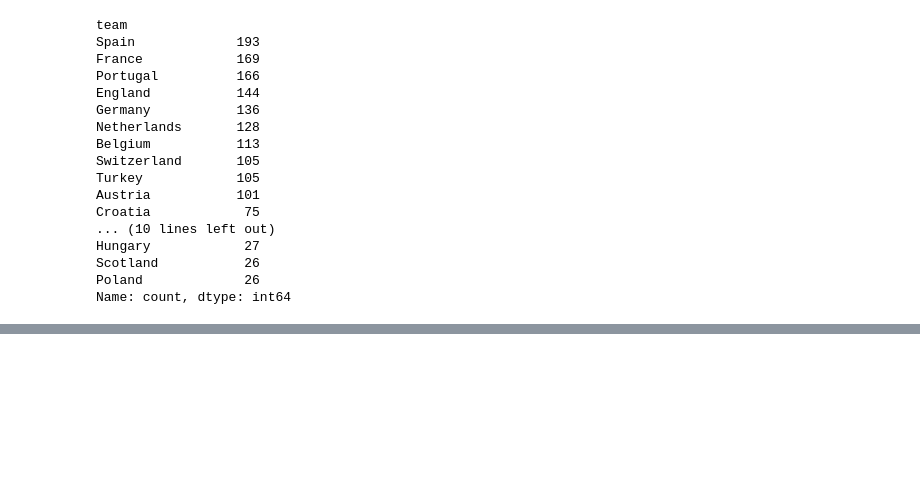
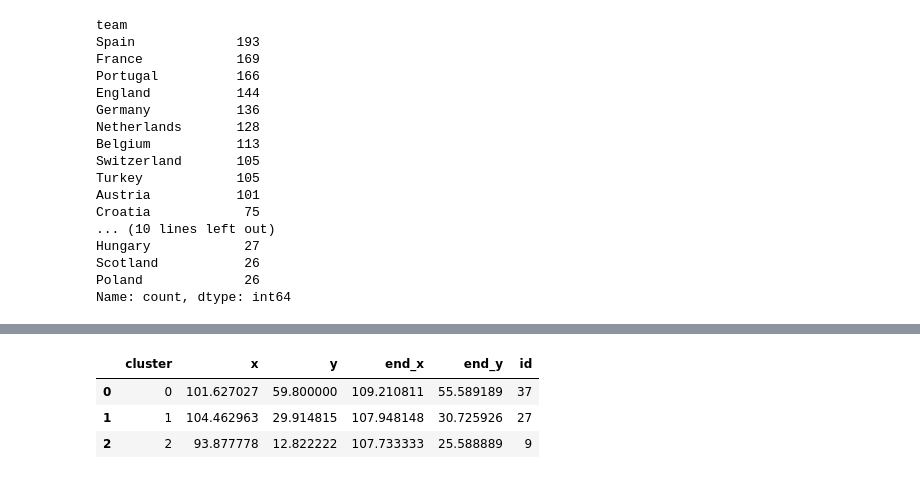
Before and after one commit to MarijnSt/spain-analysis-euro-2024, a Jupyter notebook: notebooks/creating_chances.ipynb, the cells around one changed output, grey strips where cells are left out. Cells and saved outputs as stored; diff of their text form; code cells hidden in the pictures; blank space fills up the shorter version.

```diff
--- a/notebooks/creating_chances.ipynb
+++ b/notebooks/creating_chances.ipynb
@@ -158,0 +181,5 @@ Name: count, dtype: int64
+# %%
+spain_carries = spain_entries[spain_entries["type"] == "Carry"]
+spain_carries_clusters = transform_to_box_entry_clusters(spain_carries)
+spain_carries_clusters
+# %% [output]
@@ -158,0 +188,4 @@ Name: count, dtype: int64
+|  | cluster | x | y | end_x | end_y | id |
+| 0 | 0 | 101.627027 | 59.800000 | 109.210811 | 55.589189 | 37 |
+| 1 | 1 | 104.462963 | 29.914815 | 107.948148 | 30.725926 | 27 |
+| 2 | 2 | 93.877778 | 12.822222 | 107.733333 | 25.588889 | 9 |
```
Also changed, not shown: parts of 8 cells of this notebook, 4 other files.
